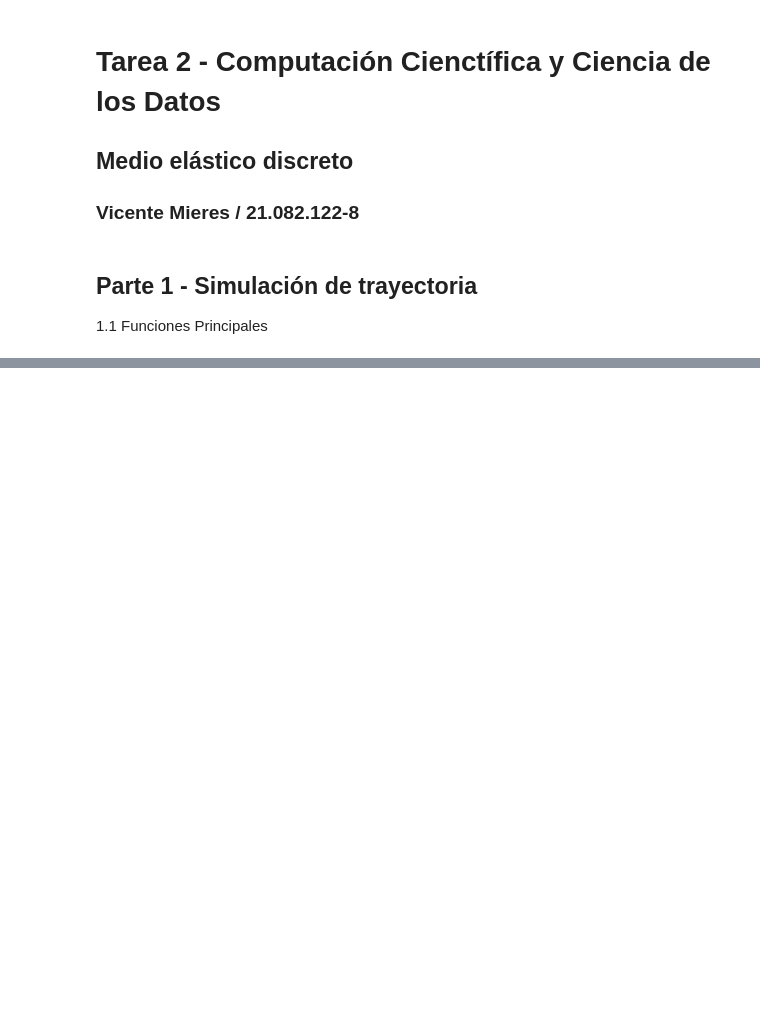
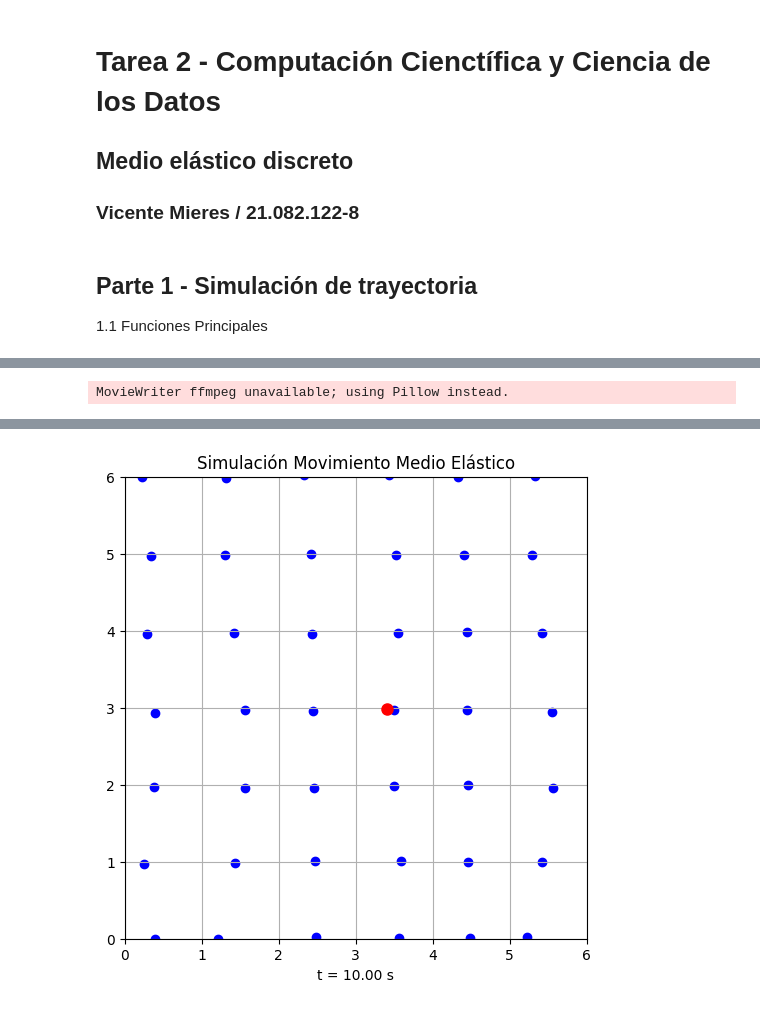
Before and after one commit to Mieres7/Comp.-Cientifica, a Jupyter notebook: Tarea2/VicenteMieres_210821228.ipynb, the cells around one changed output, grey strips where cells are left out. Saved outputs shown, nothing was run; the diff lists cells and outputs as text; code cells hidden in the pictures; blank space fills up the shorter version.

```diff
--- a/Tarea2/VicenteMieres_210821228.ipynb
+++ b/Tarea2/VicenteMieres_210821228.ipynb
@@ -191,0 +389,29 @@ Simulación lista. Rt shape: (300, 18)
+# %%
+%time
+# Experimento 5 - n e [5,10]
+
+n = 7 # tamaño de la malla
+K = matrix_init(n)
+
+print(f"Dimensiones de la matríz K: {K.shape}")
+
+# Calcular valores y vectores propios
+eigvecs, omega = get_values(K)
+
+# Condiciones iniciales
+D = 2 * n * n
+R0 = np.zeros(D) # posiciones iniciales en equilibrio
+V0 = np.zeros(D)
+V0[2*n*n//2 + 1] = 1
+V0[2*n*n//2 - 1] = 1
+
+print(f"Vector con velocidades iniciales: {V0}")
+
+vx_total = np.sum(V0[0::2])  # suma de las velocidades en x
+vy_total = np.sum(V0[1::2])  # suma de las velocidades en y
+
+print("Suma velocidades en x:", vx_total)
+print("Suma velocidades en y:", vy_total)
+
+# Vector de tiempos
+t_vect = np.linspace(0, 10, 500)
@@ -191,0 +438,5 @@ Simulación lista. Rt shape: (300, 18)
+# %%
+%%time
+animation(Rt, 7, t_vect, "experimento_5", margin=3)
+# %% [output]
+MovieWriter ffmpeg unavailable; using Pillow instead.
@@ -191,0 +445 @@ Simulación lista. Rt shape: (300, 18)
+[figure, added]
```
Also changed, not shown: parts of 22 cells of this notebook, 5 other files.
